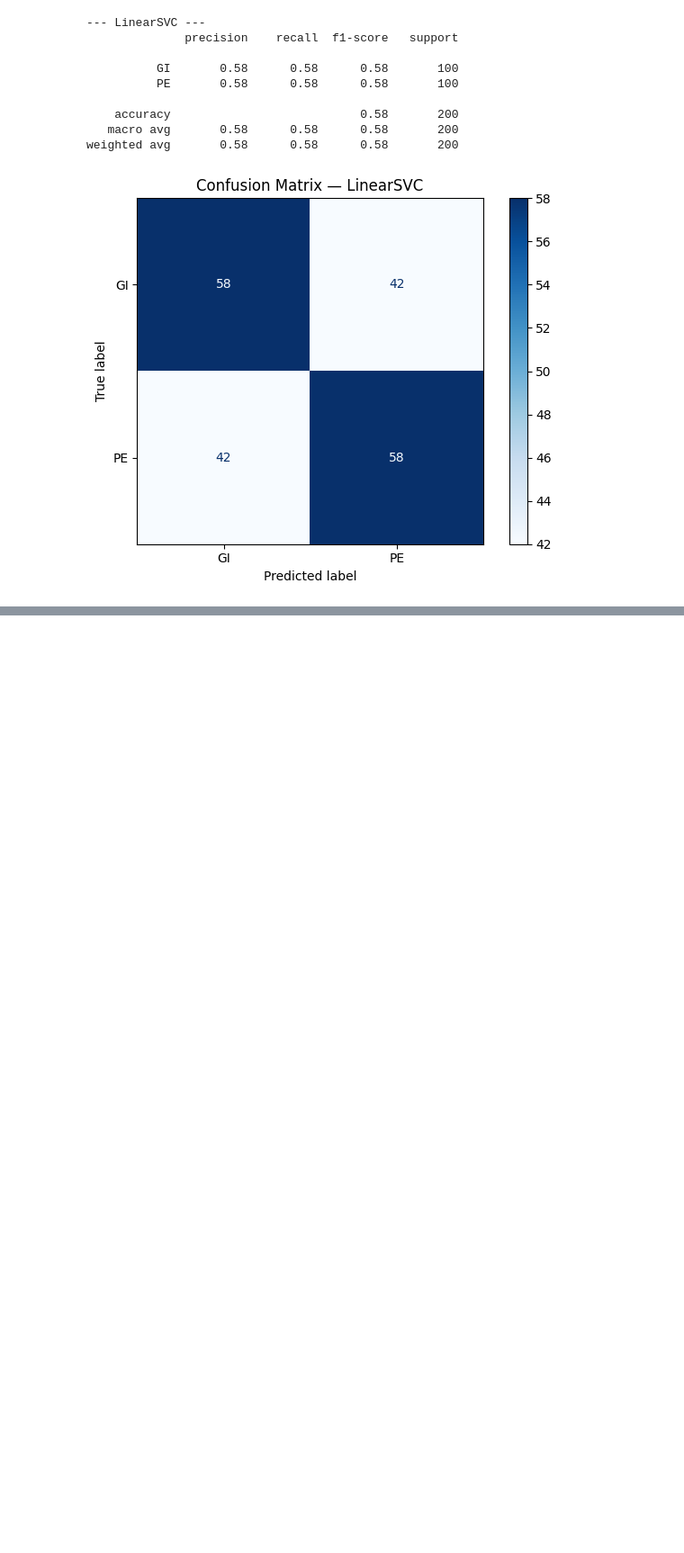
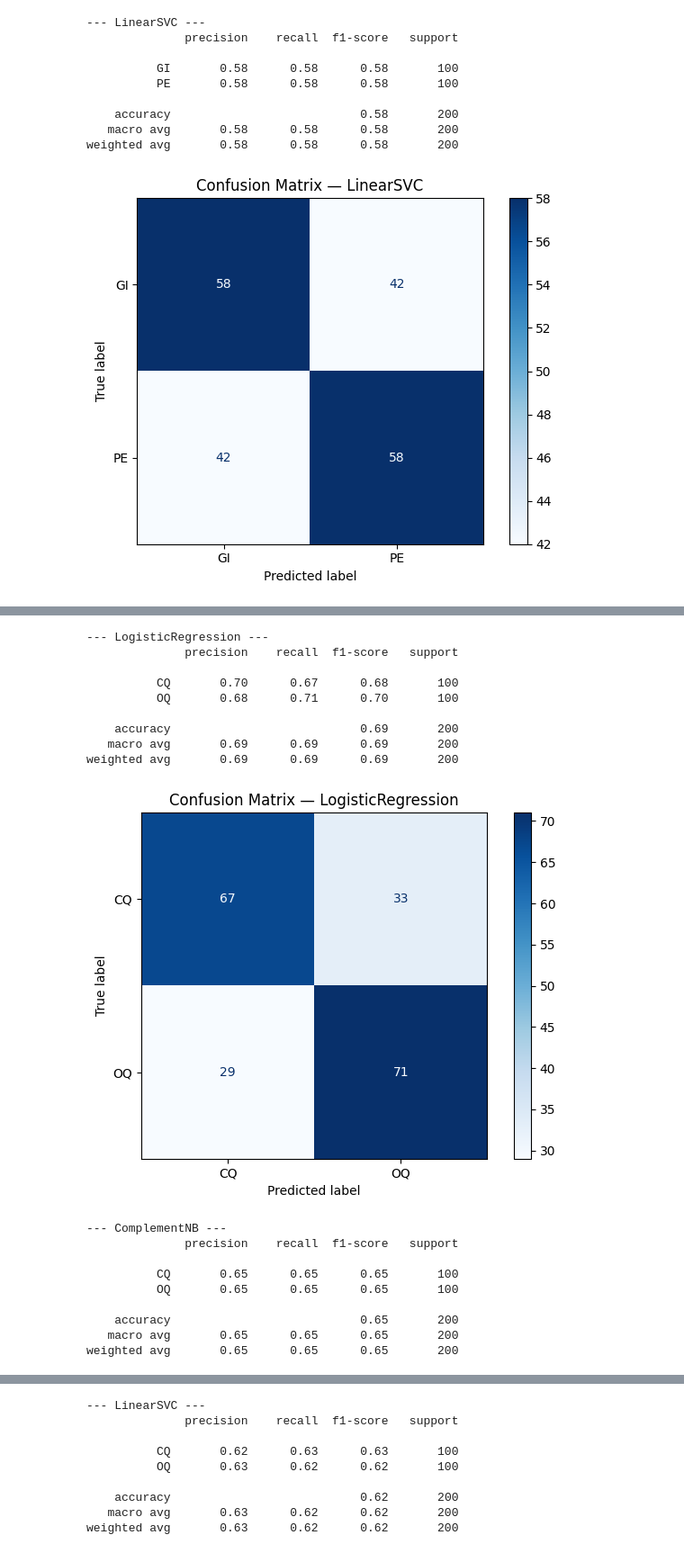
Before and after one commit to Mario-ACL/IberLEF_Challenge, a Jupyter notebook: notebooks/test.ipynb, the cells around one changed output, grey strips where cells are left out. Shown at 90% size. Saved outputs shown, nothing was run; the diff lists cells and outputs as text; code cells hidden in the pictures; blank space fills up the shorter version.

Commit message:
All datasets test

```diff
--- a/notebooks/test.ipynb
+++ b/notebooks/test.ipynb
@@ -160,0 +165,70 @@ weighted avg       0.58      0.58      0.58       200
+# %%
+original_quest_df = pd.read_csv(f"{path}/QUEST_AUG.csv")
+generated_quest_df = pd.read_csv('generated_dataset_quest.csv')
+
+generated_quest_df['input'] = generated_quest_df['client_utterance'] + ' ' + generated_quest_df['clinician_utterance']
+original_quest_df['input'] = original_quest_df['client_utterance'] + ' ' + original_quest_df['clinician_utterance']
+
+# basic preprocessing
+generated_quest_df['input'] = generated_quest_df['input'].str.lower()
+original_quest_df['input'] = original_quest_df['input'].str.lower()
+
+generated_quest_df['input'] = generated_quest_df['input'].apply(remove_stopwords)
+original_quest_df['input'] = original_quest_df['input'].apply(remove_stopwords)
+
+X_train = generated_quest_df['input']
+y_train = generated_quest_df['behavior_code_1']
+X_test = original_quest_df['input']
+y_test = original_quest_df['behavior_code_1']
+# Fit vectorizer once
+vectorizer = TfidfVectorizer(strip_accents='unicode', ngram_range=(1, 2), max_features=50000)
+X_train_vec = vectorizer.fit_transform(X_train)
+X_test_vec = vectorizer.transform(X_test)  # transform only, never fit on test
+
+# Define models
+models = {
+    "LogisticRegression": LogisticRegression(max_iter=1000),
+    "ComplementNB": ComplementNB(),
+    "LinearSVC": LinearSVC(),
+}
+
+fitted_models = []
+
+# Train each model and collect CV scores
+for name, clf in models.items():
+    clf.fit(X_train_vec, y_train)
+    fitted_models.append((name, clf))
+
+# Classification report for each model on test data
+for name, clf in fitted_models:
+    y_pred = clf.predict(X_test_vec)
+    print(f"\n--- {name} ---")
+    print(classification_report(y_test, y_pred))
+
+    cm = confusion_matrix(y_test, y_pred)
+    disp = ConfusionMatrixDisplay(confusion_matrix=cm, display_labels=clf.classes_)
+
+    disp.plot(cmap="Blues")
+    plt.title(f"Confusion Matrix — {name}")
+    plt.tight_layout()
+    plt.show()
+# %% [output]
+--- LogisticRegression ---
+              precision    recall  f1-score   support
+
+          CQ       0.70      0.67      0.68       100
+          OQ       0.68      0.71      0.70       100
+
+    accuracy                           0.69       200
+   macro avg       0.69      0.69      0.69       200
+weighted avg       0.69      0.69      0.69       200
+[figure, added]
+--- ComplementNB ---
+              precision    recall  f1-score   support
+
+          CQ       0.65      0.65      0.65       100
+          OQ       0.65      0.65      0.65       100
+
+    accuracy                           0.65       200
+   macro avg       0.65      0.65      0.65       200
+weighted avg       0.65      0.65      0.65       200
@@ -160,0 +236,9 @@ weighted avg       0.58      0.58      0.58       200
+--- LinearSVC ---
+              precision    recall  f1-score   support
+
+          CQ       0.62      0.63      0.63       100
+          OQ       0.63      0.62      0.62       100
+
+    accuracy                           0.62       200
+   macro avg       0.63      0.62      0.62       200
+weighted avg       0.63      0.62      0.62       200
```
Also changed, not shown: parts of 5 cells of this notebook.
